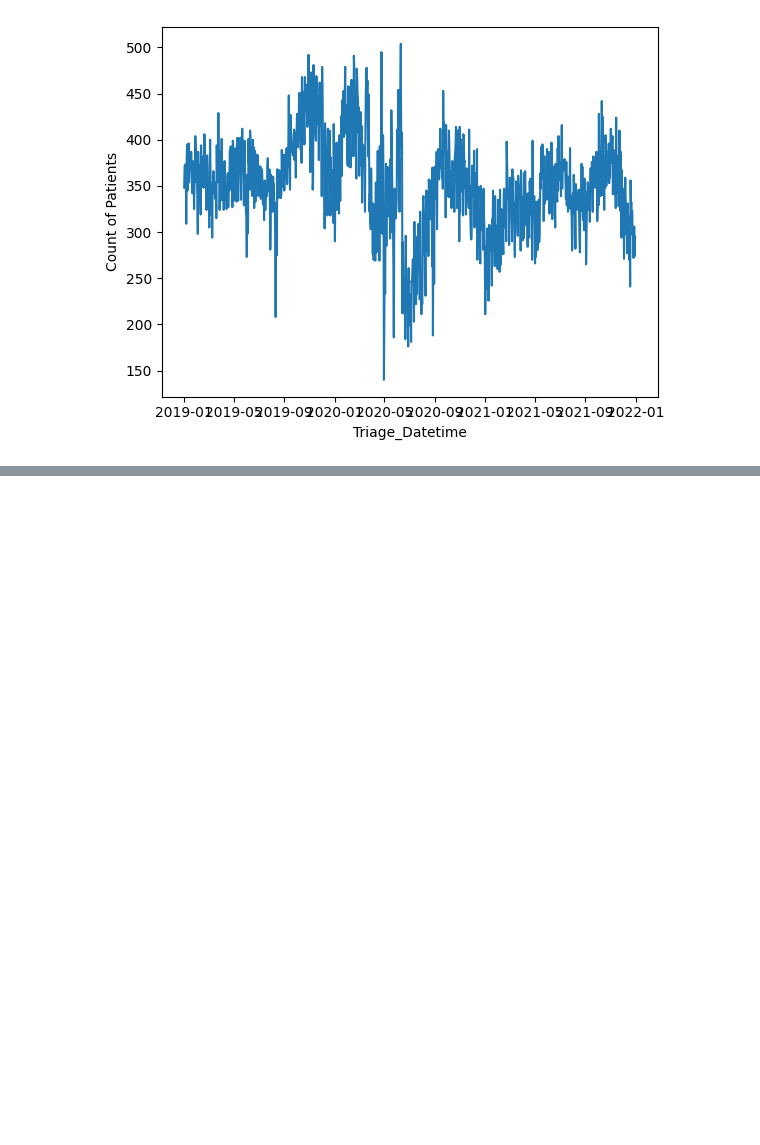
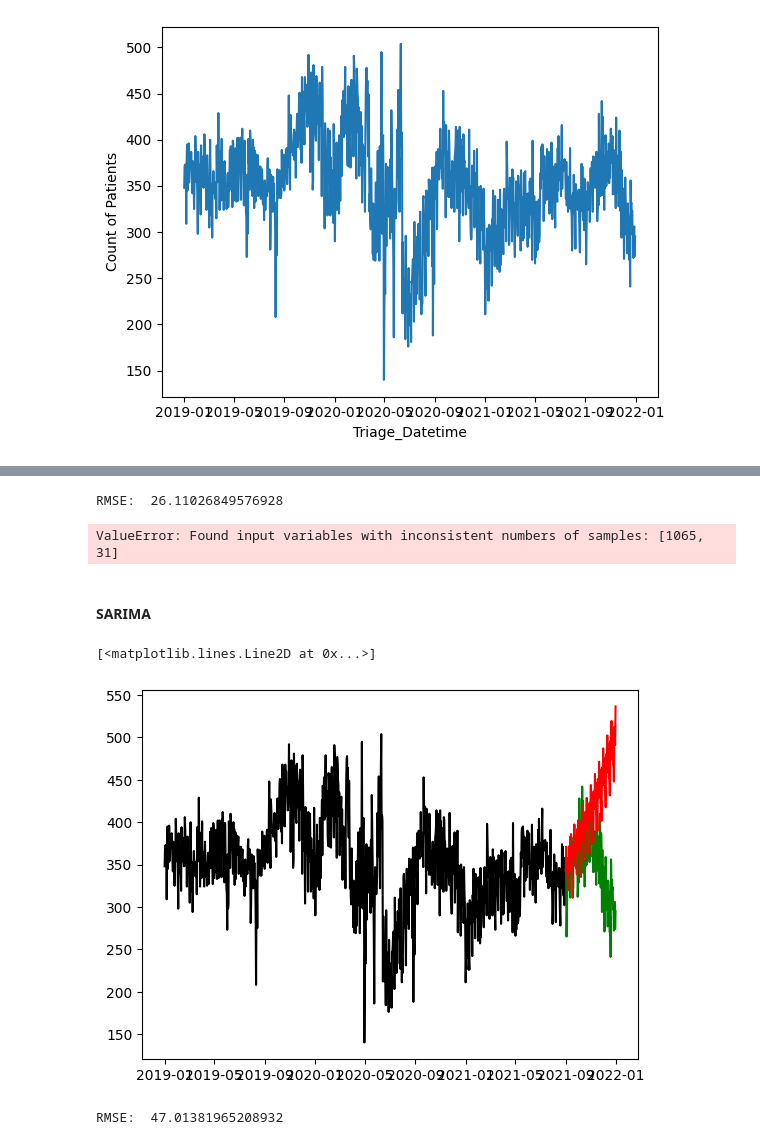
Before and after one commit to sumaiyahchinoy/er-dashboard-fyp-cronpipeline, a Jupyter notebook: TSModelling(Notebook).ipynb, the cells around one changed output, grey strips where cells are left out. Drawn from its saved outputs; the diff is of its cells as text; code cells hidden in the pictures; blank space fills up the shorter version.

```diff
--- a/TSModelling(Notebook).ipynb
+++ b/TSModelling(Notebook).ipynb
@@ -170,0 +184,12 @@ plt.plot(y_pred_out, color='Red', label = 'ARIMA Predictions')
+# %%
+#EVALUATION INDICATOR
+import numpy as np
+from sklearn.metrics import mean_squared_error
+
+arma_rmse = np.sqrt(mean_squared_error(test['Count of Patients'], y_pred_df["Predictions"]))
+print("RMSE: ",arma_rmse)
+# %% [output]
+RMSE:  26.11026849576928
+ValueError: Found input variables with inconsistent numbers of samples: [1065, 31]
+# %% [markdown]
+<h4> SARIMA
@@ -170,0 +198,24 @@ plt.plot(y_pred_out, color='Red', label = 'ARIMA Predictions')
+# %%
+# Seasonal ARIMA captures historical values, shock events and seasonality.
+SARIMAXmodel = SARIMAX(y, order = (2, 3, 3), seasonal_order=(2,3,3,5), enforce_stationarity = False)
+SARIMAXmodel = SARIMAXmodel.fit()
+
+
+y_pred = SARIMAXmodel.get_forecast(len(test.index))
+y_pred_df = y_pred.conf_int(alpha = 0.05)
+y_pred_df["Predictions"] = SARIMAXmodel.predict(start = y_pred_df.index[0], end = y_pred_df.index[-1])
+y_pred_df.index = test.index
+y_pred_out = y_pred_df["Predictions"]
+# %%
+plt.plot(train, color='Black')
+plt.plot(test, color='Green')
+plt.plot(y_pred_out, color='Red', label = 'SARIMA Predictions')
+# %% [output]
+[<matplotlib.lines.Line2D at 0x...>]
+[figure, added]
+# %%
+
+sarima_rmse = np.sqrt(mean_squared_error(test['Count of Patients'], y_pred_df["Predictions"]))
+print("RMSE: ",sarima_rmse)
+# %% [output]
+RMSE:  47.01381965208932
```
Also changed, not shown: parts of 14 cells of this notebook.
